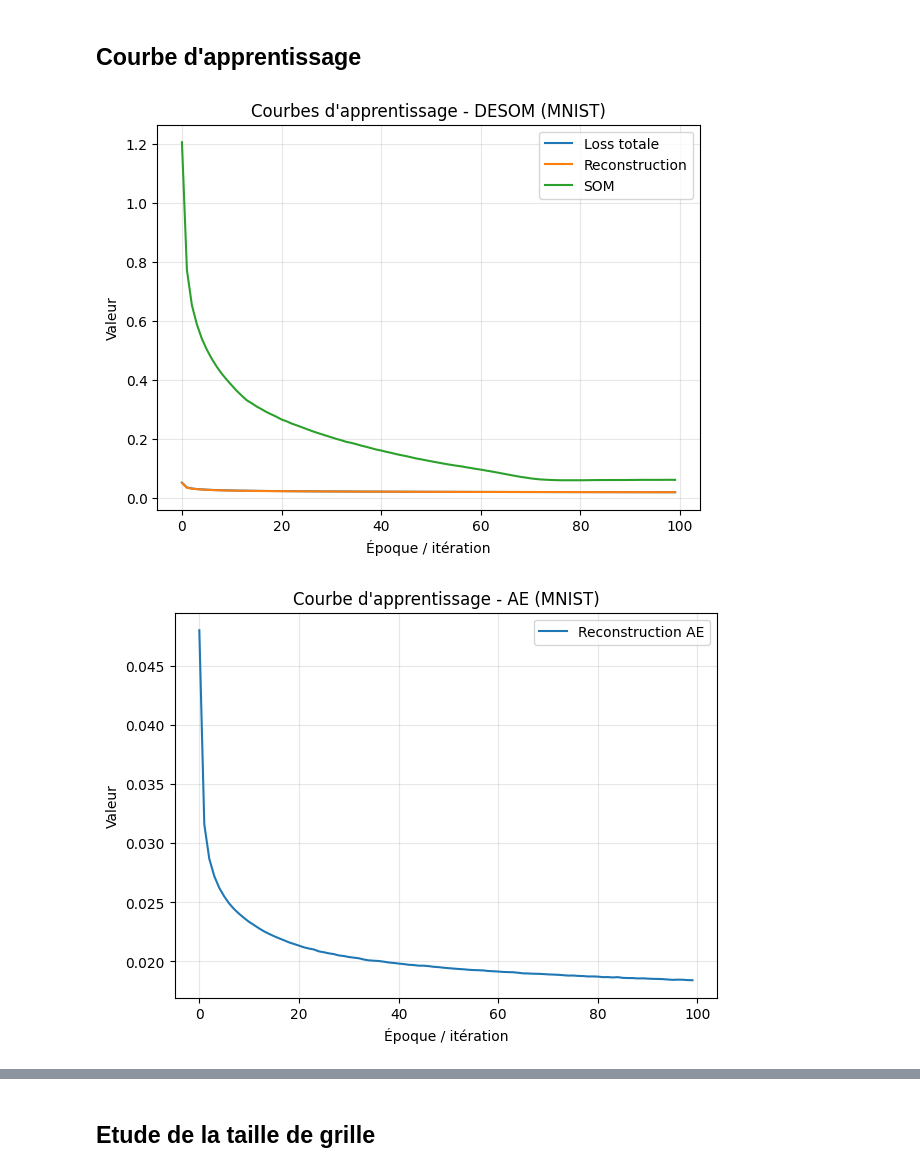
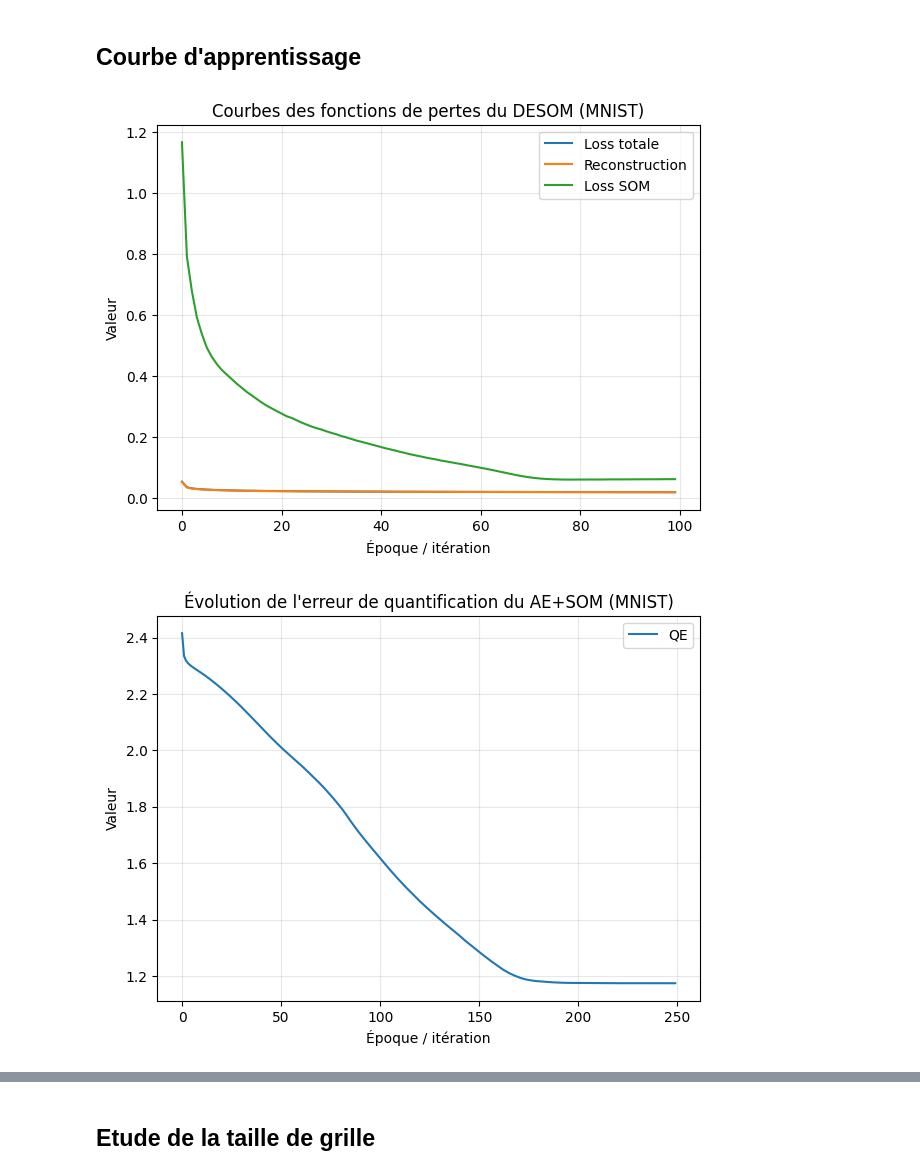
Before and after one commit to W1ll1amCA/SOM-DESOM, a Jupyter notebook: notebooks/resultats_empiriques.ipynb, the cells around one changed output, grey strips where cells are left out. Saved outputs shown, nothing was run; the diff lists cells and outputs as text; code cells hidden in the pictures.

```diff
--- a/notebooks/resultats_empiriques.ipynb
+++ b/notebooks/resultats_empiriques.ipynb
@@ -67,5 +71,5 @@ show_examples(X_train, y_train, n=5)
 # %%
-grid_size = (10, 10)
+grid_size = (8, 8)
 save_path = PROJECT_ROOT / "rapport/images"
 # %% [markdown]
 ## **Pour Batch SOM**
@@ -98,16 +102,17 @@ ae_som_model = ae_som.AESOM(
     rayon_init=8.0,
     grid_size=grid_size,
     n_steps_som=250,
+    calculate_qe=True,
     weight_init="random",
     dis_choice="euclidean",
     topology="rectangular"
 )
 
-ae_losses, weights_ae_som = ae_som_model.train_ae_n_som(X_train)
+ae_losses, weights_ae_som_r = ae_som_model.train_ae_n_som(X_train)
 
 Z_test = ae_som_model.encode_latent(X_test)
 
-weights_ae_som, _ = weights_ae_som
+weights_ae_som, history_ae_som = weights_ae_som_r
 
 results_ae_som = eval_utils.evaluate_som_model(
     model_name="AE+SOM",
@@ -132,10 +137,13 @@ Desom_model = desom.DESOM(
     grid_size=grid_size,
     input_dim=784,
     latent_dim=10,
+    n_epochs=100,
+    batch_size=32,
+    sigma_init=8.0,
     gamma=1e-3
 )
 
-desom_losses = Desom_model.embedded_train(X_train, sigma_init=8.0)
+desom_losses = Desom_model.embedded_train(X_train)
 
 Z_test_desom = Desom_model.encode(X_test).detach().cpu().numpy()
 
@@ -213,28 +295,28 @@ eval_utils.hit_map(Z_test_desom, weights_desom, grid_size, title="Hit Map du DES
 # %%
 # DESOM
 eval_utils.plot_training_curves(
     {
         "Loss totale": desom_losses["total"],
         "Reconstruction": desom_losses["reconstruction"],
-        "SOM": desom_losses["som"],
+        "Loss SOM": desom_losses["som"],
     },
-    title="Courbes d'apprentissage - DESOM (MNIST)",
+    title="Courbes des fonctions de pertes du DESOM (MNIST)",
     save_path=save_path / "training_curves_desom.png"
 )
 
 # AE+SOM
 eval_utils.plot_training_curves(
     {
-        "Reconstruction AE": ae_losses
+        "QE": history_ae_som["QE"]
     },
-    title="Courbe d'apprentissage - AE (MNIST)",
+    title="Évolution de l'erreur de quantification du AE+SOM (MNIST)",
     save_path=save_path / "training_curves_ae.png"
 )
 
 # batch SOM n'a pas de courbe d'apprentissage à proprement parler, mais on peut visualiser
 # l'évolution de la quantization error
 eval_utils.plot_training_curves(history_som, title="Évolution de l'erreur de quantification du batch SOM (MNIST)",
                                 save_path=save_path / "training_curves_som.png")
 # %% [output]
-[figure, old version]
+[figure, new version]
-[figure, old version]
+[figure, new version]
```
Also changed, not shown: parts of 41 cells of this notebook, 57 other files.
